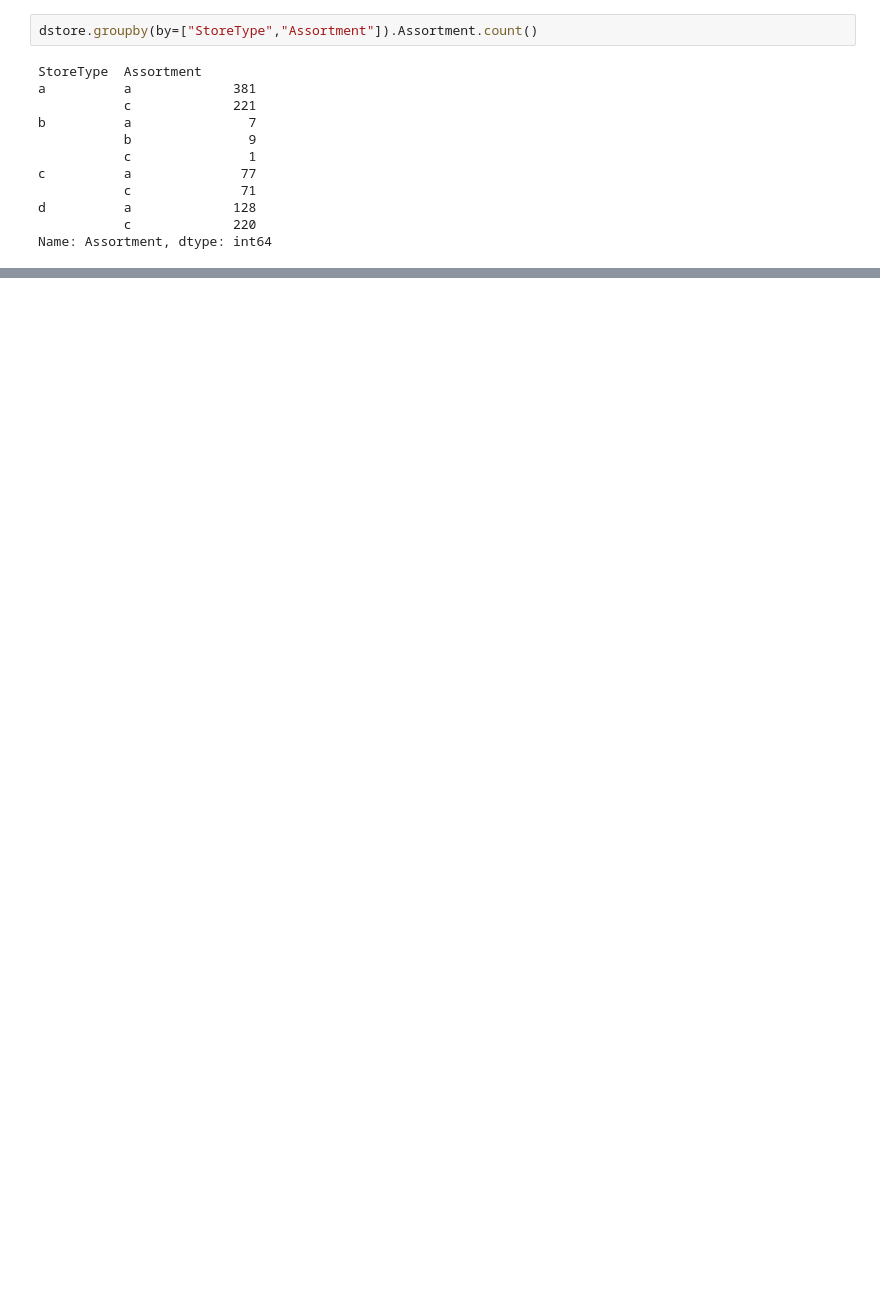
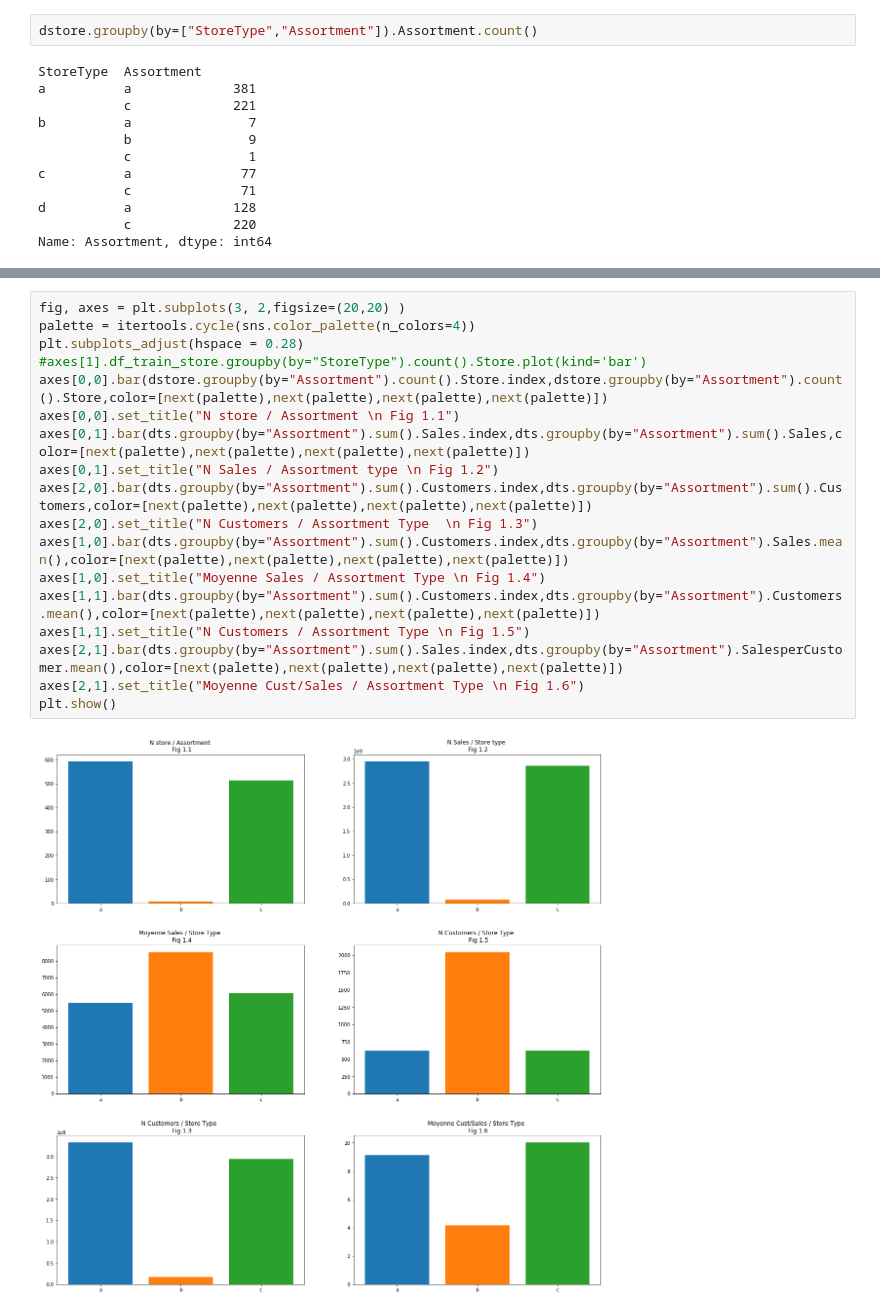
Before and after one commit to yasserbekkali/projetBD, a Jupyter notebook: projetWS.ipynb, the cells around one changed output, grey strips where cells are left out. Drawn from its saved outputs; the diff is of its cells as text; blank space fills up the shorter version.

Commit message:
analyse assortment et Dayofweek

```diff
--- a/projetWS.ipynb
+++ b/projetWS.ipynb
@@ -370,0 +380,20 @@ ValueError: zero-size array to reduction operation minimum which has no identity
+# %%
+fig, axes = plt.subplots(3, 2,figsize=(20,20) )
+palette = itertools.cycle(sns.color_palette(n_colors=4))
+plt.subplots_adjust(hspace = 0.28)
+#axes[1].df_train_store.groupby(by="StoreType").count().Store.plot(kind='bar')
+axes[0,0].bar(dstore.groupby(by="Assortment").count().Store.index,dstore.groupby(by="Assortment").count().Store,color=[next(palette),next(palette),next(palette),next(palette)])
+axes[0,0].set_title("N store / Assortment \n Fig 1.1")
+axes[0,1].bar(dts.groupby(by="Assortment").sum().Sales.index,dts.groupby(by="Assortment").sum().Sales,color=[next(palette),next(palette),next(palette),next(palette)])
+axes[0,1].set_title("N Sales / Assortment type \n Fig 1.2")
+axes[2,0].bar(dts.groupby(by="Assortment").sum().Customers.index,dts.groupby(by="Assortment").sum().Customers,color=[next(palette),next(palette),next(palette),next(palette)])
+axes[2,0].set_title("N Customers / Assortment Type  \n Fig 1.3")
+axes[1,0].bar(dts.groupby(by="Assortment").sum().Customers.index,dts.groupby(by="Assortment").Sales.mean(),color=[next(palette),next(palette),next(palette),next(palette)])
+axes[1,0].set_title("Moyenne Sales / Assortment Type \n Fig 1.4")
+axes[1,1].bar(dts.groupby(by="Assortment").sum().Customers.index,dts.groupby(by="Assortment").Customers.mean(),color=[next(palette),next(palette),next(palette),next(palette)])
+axes[1,1].set_title("N Customers / Assortment Type \n Fig 1.5")
+axes[2,1].bar(dts.groupby(by="Assortment").sum().Sales.index,dts.groupby(by="Assortment").SalesperCustomer.mean(),color=[next(palette),next(palette),next(palette),next(palette)])
+axes[2,1].set_title("Moyenne Cust/Sales / Assortment Type \n Fig 1.6")
+plt.show()
+# %% [output]
+[figure, added]
```
Also changed, not shown: parts of 22 cells of this notebook.
